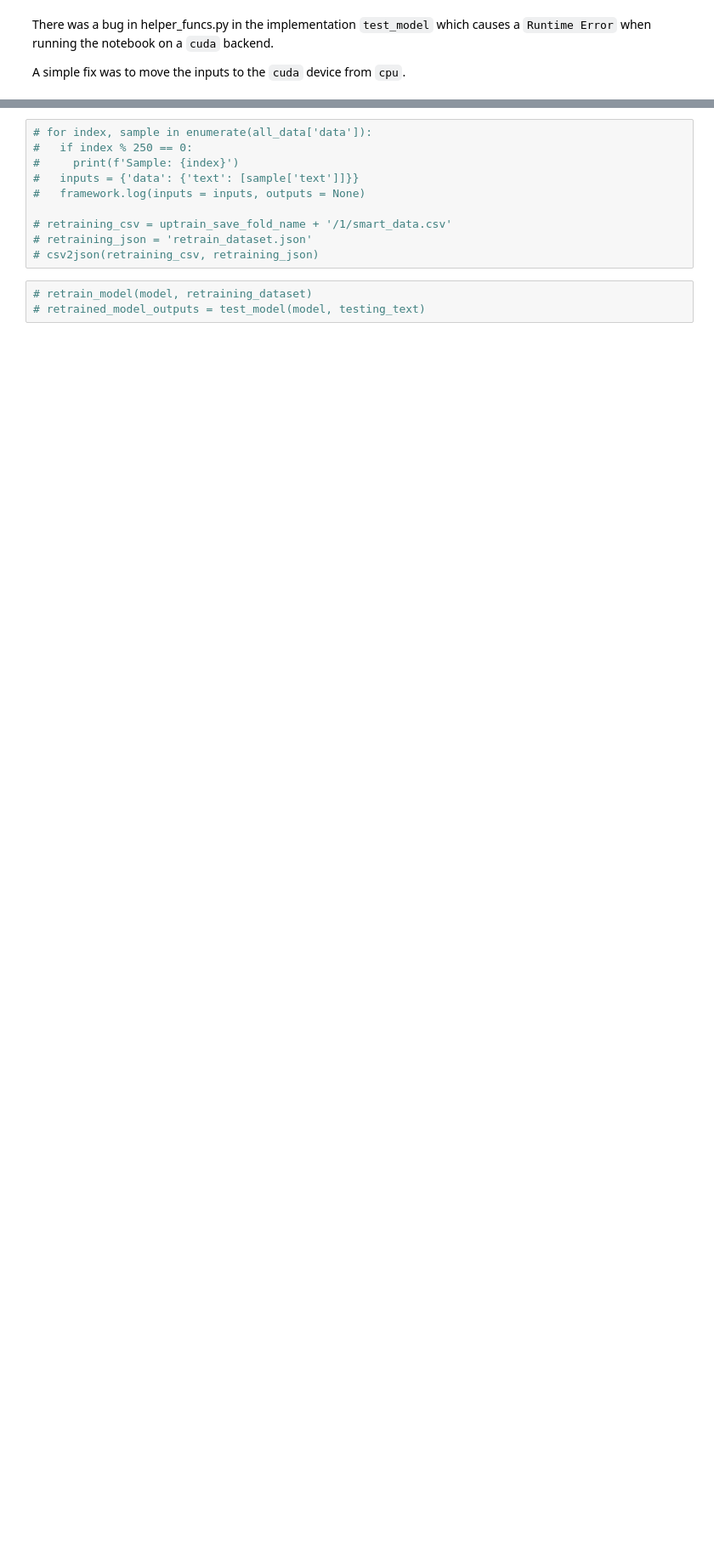
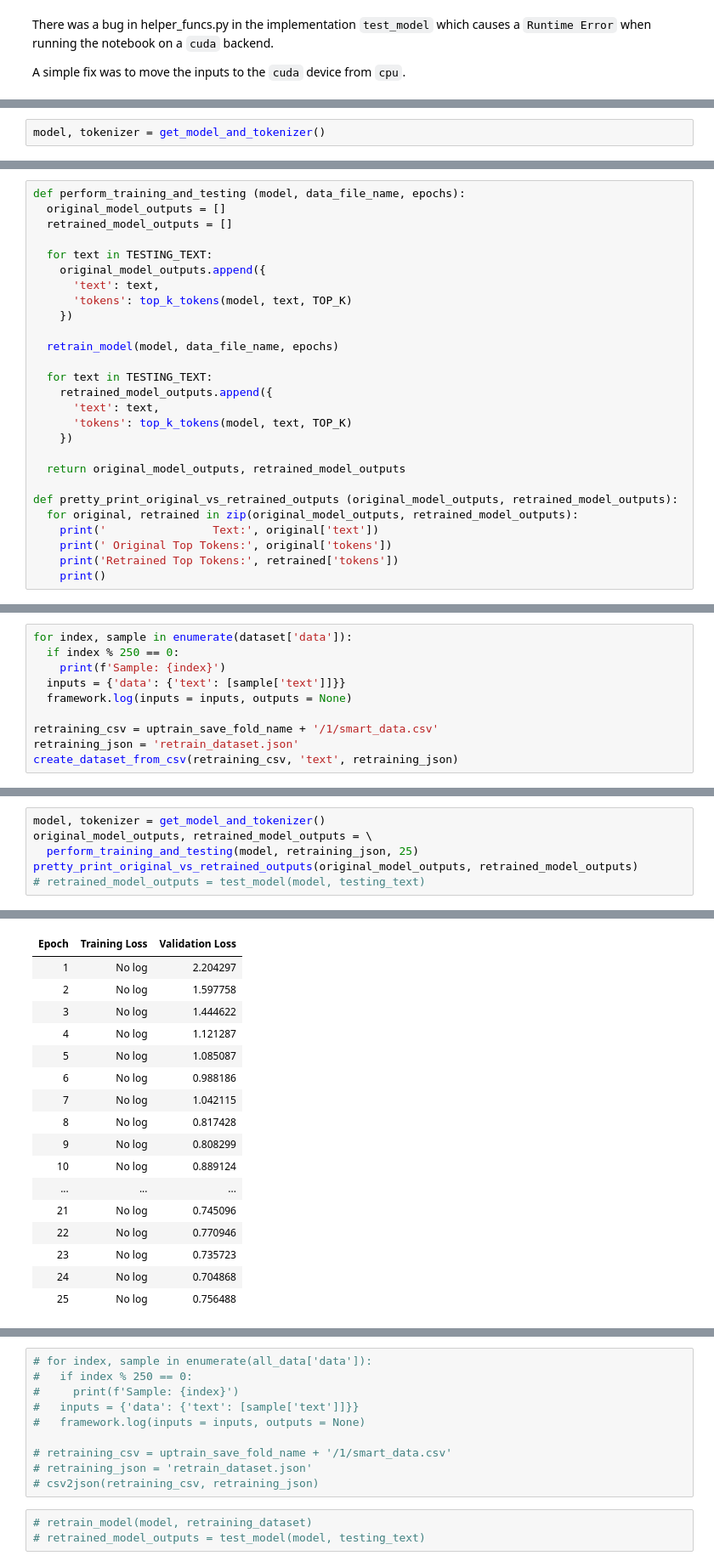
Before and after one commit to a-r-r-o-w/mlm-product-customer-support-team, a Jupyter notebook: src/unreality_ai_uptrain_hackathon.ipynb, the cells around one changed output, grey strips where cells are left out. Shown at 85% size. Cells and saved outputs as stored; diff of their text form; blank space fills up the shorter version.

```diff
--- a/src/unreality_ai_uptrain_hackathon.ipynb
+++ b/src/unreality_ai_uptrain_hackathon.ipynb
@@ -292,0 +311,2 @@ Device: Tesla T4
+# %%
+model, tokenizer = get_model_and_tokenizer()
@@ -556,0 +441,27 @@ DistilBertForMaskedLM(
+# %%
+def perform_training_and_testing (model, data_file_name, epochs):
+  original_model_outputs = []
+  retrained_model_outputs = []
+
+  for text in TESTING_TEXT:
+    original_model_outputs.append({
+      'text': text,
+      'tokens': top_k_tokens(model, text, TOP_K)
+    })
+
+  retrain_model(model, data_file_name, epochs)
+
+  for text in TESTING_TEXT:
+    retrained_model_outputs.append({
+      'text': text,
+      'tokens': top_k_tokens(model, text, TOP_K)
+    })
+
+  return original_model_outputs, retrained_model_outputs
+
+def pretty_print_original_vs_retrained_outputs (original_model_outputs, retrained_model_outputs):
+  for original, retrained in zip(original_model_outputs, retrained_model_outputs):
+    print('                Text:', original['text'])
+    print(' Original Top Tokens:', original['tokens'])
+    print('Retrained Top Tokens:', retrained['tokens'])
+    print()
@@ -583,0 +588,10 @@ DistilBertForMaskedLM(
+# %%
+for index, sample in enumerate(dataset['data']):
+  if index % 250 == 0:
+    print(f'Sample: {index}')
+  inputs = {'data': {'text': [sample['text']]}}
+  framework.log(inputs = inputs, outputs = None)
+
+retraining_csv = uptrain_save_fold_name + '/1/smart_data.csv'
+retraining_json = 'retrain_dataset.json'
+create_dataset_from_csv(retraining_csv, 'text', retraining_json)
@@ -583,0 +617,7 @@ DistilBertForMaskedLM(
+# %%
+model, tokenizer = get_model_and_tokenizer()
+original_model_outputs, retrained_model_outputs = \
+  perform_training_and_testing(model, retraining_json, 25)
+pretty_print_original_vs_retrained_outputs(original_model_outputs, retrained_model_outputs)
+# retrained_model_outputs = test_model(model, testing_text)
+# %% [output]
@@ -583,0 +672,17 @@ DistilBertForMaskedLM(
+| Epoch | Training Loss | Validation Loss |
+| 1 | No log | 2.204297 |
+| 2 | No log | 1.597758 |
+| 3 | No log | 1.444622 |
+| 4 | No log | 1.121287 |
+| 5 | No log | 1.085087 |
+| 6 | No log | 0.988186 |
+| 7 | No log | 1.042115 |
+| 8 | No log | 0.817428 |
+| 9 | No log | 0.808299 |
+| 10 | No log | 0.889124 |
+| ... | ... | ... |
+| 21 | No log | 0.745096 |
+| 22 | No log | 0.770946 |
+| 23 | No log | 0.735723 |
+| 24 | No log | 0.704868 |
+| 25 | No log | 0.756488 |
```
Also changed, not shown: parts of 22 cells of this notebook.
